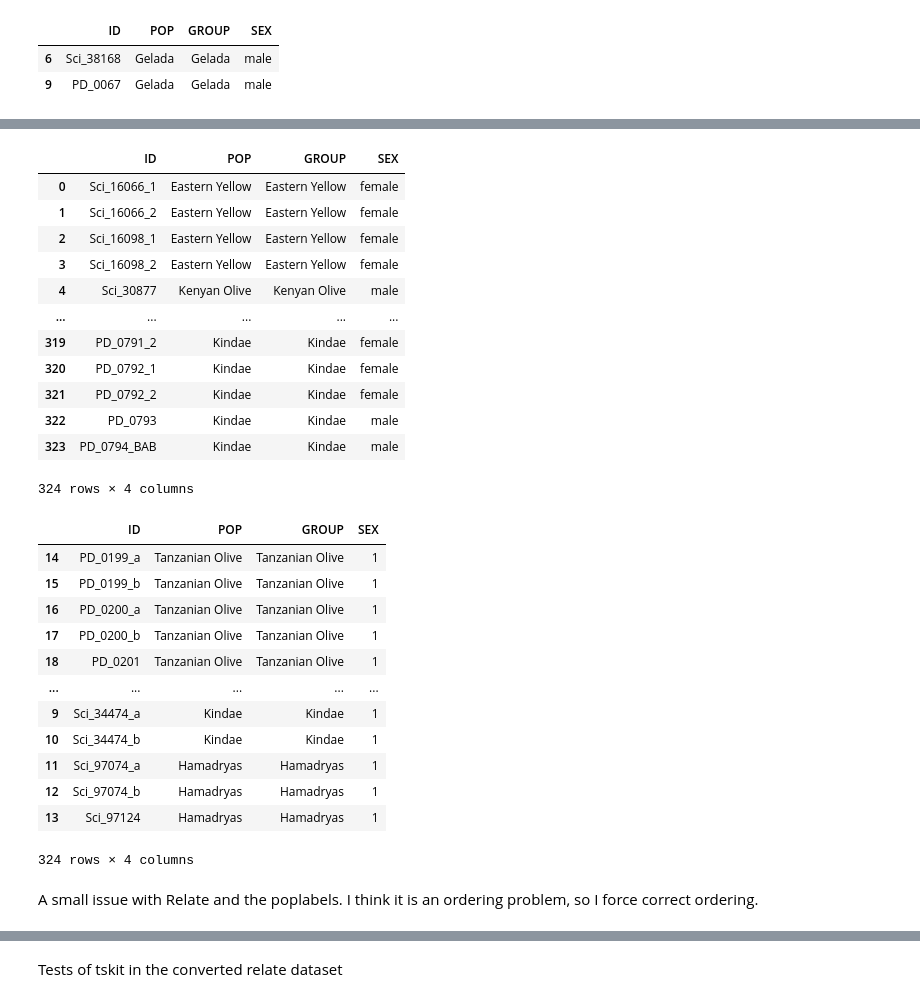
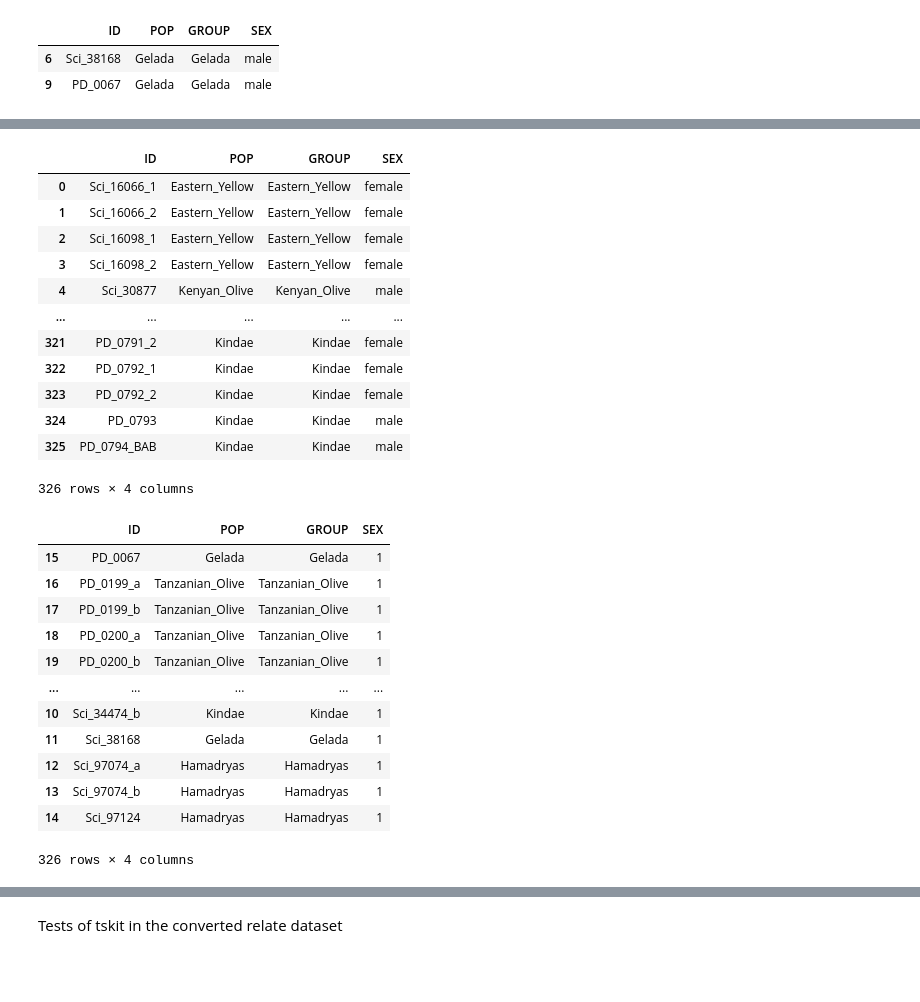
Before and after one commit to erikfogh/relate_clues, a Jupyter notebook: notebooks/tskit01_prep_loading_and_displaying_data.ipynb, the cells around one changed output, grey strips where cells are left out. Cells and saved outputs as stored; diff of their text form; code cells hidden in the pictures; blank space fills up the shorter version.

```diff
--- a/notebooks/tskit01_prep_loading_and_displaying_data.ipynb
+++ b/notebooks/tskit01_prep_loading_and_displaying_data.ipynb
@@ -31,8 +47,8 @@ for i, row in meta_data_samples.iterrows():
     if row.Sex == "F":
         for r in row.index:
             if r == "PGDP_ID":
-                df_d[r].append(ID + "_1")
-                df_d[r].append(ID + "_2")
+                df_d[r].append(ID + "_a")
+                df_d[r].append(ID + "_b")
             else:
                 df_d[r].append(row[r])
                 df_d[r].append(row[r])
@@ -64,10 +80,10 @@ for i, row in meta_data_samples.iterrows():
 # %%
 df_relate_pop = pd.DataFrame({"ID": id_list, "POP": pop_list, "GROUP": group_list, "SEX": sex_list})
 # %%
-relate_map = {"Cynocephalus, Central Tanzania": "Eastern Yellow", "Anubis, Kenya": "Kenyan Olive",
+relate_map = {"Cynocephalus, Central Tanzania": "Eastern_Yellow", "Anubis, Kenya": "Kenyan_Olive",
               "Kindae, Zambia": "Kindae", "Gelada, Captive": "Gelada", "Hamadryas, Ethiopia": "Hamadryas",
-              "Anubis, Tanzania": "Tanzanian Olive", "Cynocephalus, Western Tanzania": "Western Yellow",
-              "Papio, Senegal": "Papio", "Ursinus, Zambia": "Chacma", "Anubis, Ethiopia": "Ethiopian Olive"}
+              "Anubis, Tanzania": "Tanzanian_Olive", "Cynocephalus, Western Tanzania": "Western_Yellow",
+              "Papio, Senegal": "Papio", "Ursinus, Zambia": "Chacma", "Anubis, Ethiopia": "Ethiopian_Olive"}
 # %%
 df_relate_pop["POP"] = df_relate_pop["POP"].map(relate_map)
 df_relate_pop["GROUP"] = df_relate_pop["GROUP"].map(relate_map)
@@ -78,6 +94,6 @@ df_relate_pop.loc[df_relate_pop.GROUP == "Gelada"]
 | 6 | Sci_38168 | Gelada | Gelada | male |
 | 9 | PD_0067 | Gelada | Gelada | male |
 # %%
-df_relate_pop_aut = df_relate_pop.loc[df_relate_pop.POP != "Gelada"]
+df_relate_pop_aut = df_relate_pop
 df_relate_pop_aut.to_csv("/home/eriks/baboondiversity/people/eriks/second_analysis_baboons/data/pops/all_inds_8cluster.sample",
                          sep=" ", index=False)
@@ -157,39 +146,38 @@ haploid_poplabels_s.ID = haploid_poplabels.ID.map(sample_map)
 haploid_poplabels
 # %% [output]
 |  | ID | POP | GROUP | SEX |
-| 0 | Sci_16066_1 | Eastern Yellow | Eastern Yellow | female |
-| 1 | Sci_16066_2 | Eastern Yellow | Eastern Yellow | female |
-| 2 | Sci_16098_1 | Eastern Yellow | Eastern Yellow | female |
-| 3 | Sci_16098_2 | Eastern Yellow | Eastern Yellow | female |
-| 4 | Sci_30877 | Kenyan Olive | Kenyan Olive | male |
+| 0 | Sci_16066_1 | Eastern_Yellow | Eastern_Yellow | female |
+| 1 | Sci_16066_2 | Eastern_Yellow | Eastern_Yellow | female |
+| 2 | Sci_16098_1 | Eastern_Yellow | Eastern_Yellow | female |
+| 3 | Sci_16098_2 | Eastern_Yellow | Eastern_Yellow | female |
+| 4 | Sci_30877 | Kenyan_Olive | Kenyan_Olive | male |
 | ... | ... | ... | ... | ... |
-| 319 | PD_0791_2 | Kindae | Kindae | female |
-| 320 | PD_0792_1 | Kindae | Kindae | female |
-| 321 | PD_0792_2 | Kindae | Kindae | female |
-| 322 | PD_0793 | Kindae | Kindae | male |
-| 323 | PD_0794_BAB | Kindae | Kindae | male |
+| 321 | PD_0791_2 | Kindae | Kindae | female |
+| 322 | PD_0792_1 | Kindae | Kindae | female |
+| 323 | PD_0792_2 | Kindae | Kindae | female |
+| 324 | PD_0793 | Kindae | Kindae | male |
+| 325 | PD_0794_BAB | Kindae | Kindae | male |
-324 rows × 4 columns
+326 rows × 4 columns
 # %%
 pd.DataFrame({"ID_old": sample_map.keys(), "ID_new": sample_map.values()}).sort_values(by="ID_old").to_csv(
     "/home/eriks/baboondiversity/people/eriks/second_analysis_baboons/data/pops/hapX_reheader.txt",
     sep=" ", index=False, header=False)
 # %%
-haploid_poplabels_s.to_csv("/home/eriks/baboondiversity/people/eriks/second_analysis_baboons/data/pops/haploid_x_8cluster.sample",
+haploid_poplabels_s.loc[~haploid_poplabels_s.GROUP.isin(["Gelada"]) &
+                       ~haploid_poplabels_s.ID.isin(["Sci_30977_a", "Sci_30977_b"])].to_csv("/home/eriks/baboondiversity/people/eriks/second_analysis_baboons/data/pops/haploid_x_8cluster.sample",
                          sep=" ", index=False)
 haploid_poplabels_s
 # %% [output]
 |  | ID | POP | GROUP | SEX |
-| 14 | PD_0199_a | Tanzanian Olive | Tanzanian Olive | 1 |
-| 15 | PD_0199_b | Tanzanian Olive | Tanzanian Olive | 1 |
-| 16 | PD_0200_a | Tanzanian Olive | Tanzanian Olive | 1 |
-| 17 | PD_0200_b | Tanzanian Olive | Tanzanian Olive | 1 |
-| 18 | PD_0201 | Tanzanian Olive | Tanzanian Olive | 1 |
+| 15 | PD_0067 | Gelada | Gelada | 1 |
+| 16 | PD_0199_a | Tanzanian_Olive | Tanzanian_Olive | 1 |
+| 17 | PD_0199_b | Tanzanian_Olive | Tanzanian_Olive | 1 |
+| 18 | PD_0200_a | Tanzanian_Olive | Tanzanian_Olive | 1 |
+| 19 | PD_0200_b | Tanzanian_Olive | Tanzanian_Olive | 1 |
 | ... | ... | ... | ... | ... |
-| 9 | Sci_34474_a | Kindae | Kindae | 1 |
 | 10 | Sci_34474_b | Kindae | Kindae | 1 |
-| 11 | Sci_97074_a | Hamadryas | Hamadryas | 1 |
-| 12 | Sci_97074_b | Hamadryas | Hamadryas | 1 |
-| 13 | Sci_97124 | Hamadryas | Hamadryas | 1 |
+| 11 | Sci_38168 | Gelada | Gelada | 1 |
+| 12 | Sci_97074_a | Hamadryas | Hamadryas | 1 |
+| 13 | Sci_97074_b | Hamadryas | Hamadryas | 1 |
+| 14 | Sci_97124 | Hamadryas | Hamadryas | 1 |
-324 rows × 4 columns
+326 rows × 4 columns
-# %% [markdown]
-A small issue with Relate and the poplabels. I think it is an ordering problem, so I force correct ordering.
```
Also changed, not shown: parts of 12 cells of this notebook, 39 other files.
